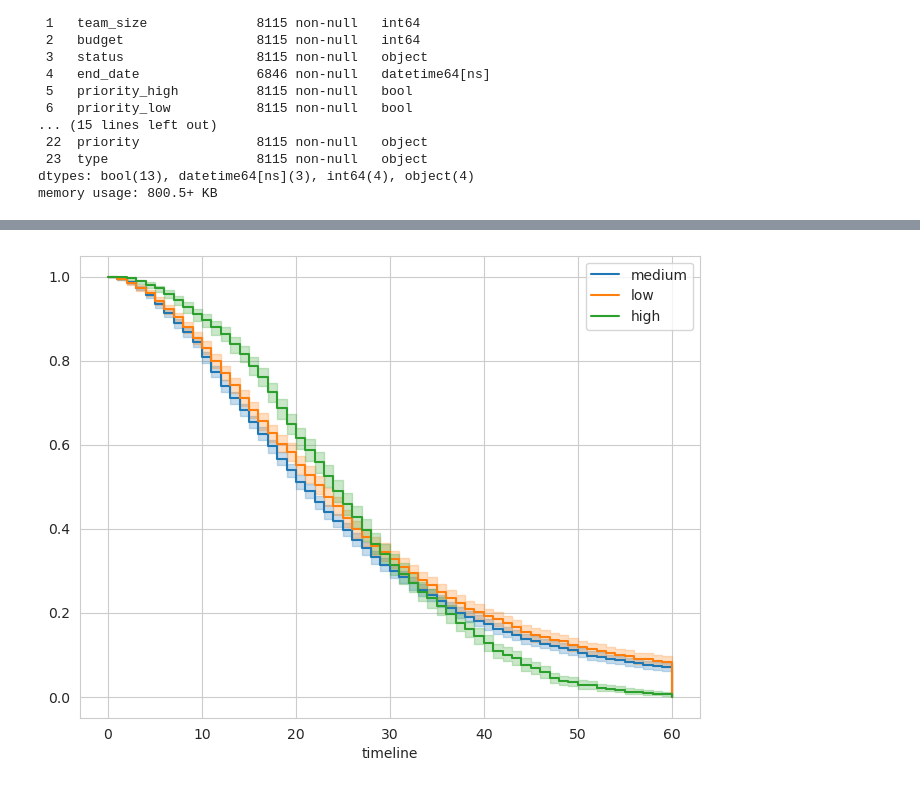
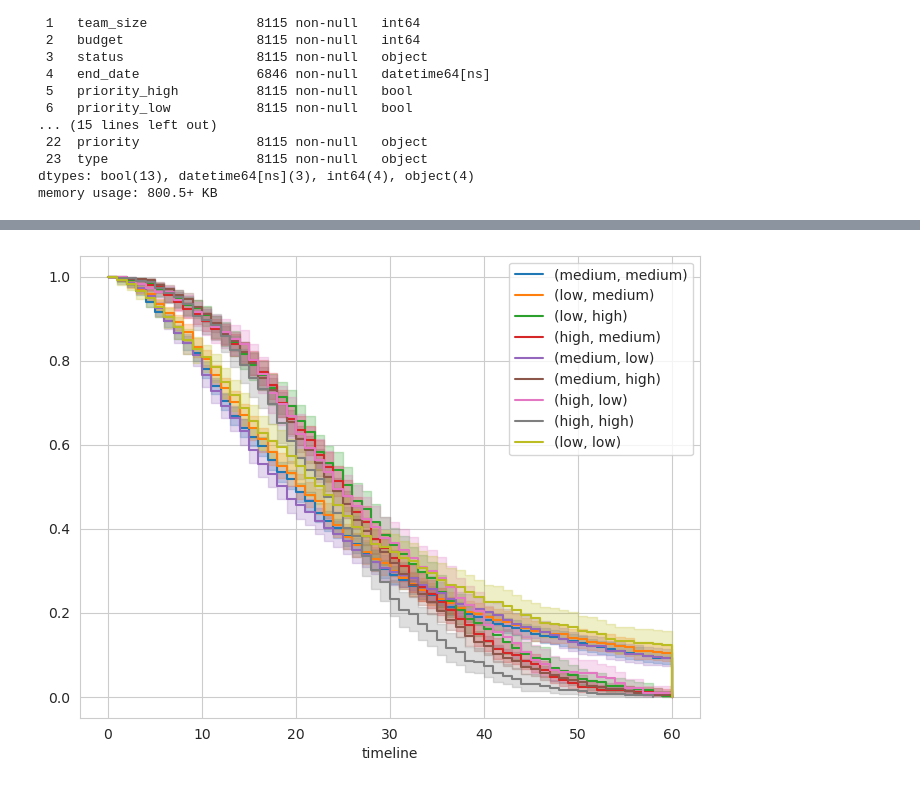
Before and after one commit to YaikavdK/Stat_practicum_1, a Jupyter notebook: opdracht 3b.ipynb, the cells around one changed output, grey strips where cells are left out. Cells and saved outputs as stored; diff of their text form; code cells hidden in the pictures.

```diff
--- a/opdracht 3b.ipynb
+++ b/opdracht 3b.ipynb
@@ -115,7 +116,3 @@ Data columns (total 24 columns):
  23  type                   8115 non-null   object
 dtypes: bool(13), datetime64[ns](3), int64(4), object(4)
 memory usage: 800.5+ KB
-# %%
-cph = lifelines.CoxPHFitter()
-cph.fit(df_ibs, "Survival_time", "Event",
-        formula="team_size + budget + priority_high * experience_cat_medium + priority_high * experience_cat_high + type_bug + type_chore + type_doc")
@@ -155,3 +118,0 @@ cph.plot()
-# %%
-cph2 = lifelines.CoxPHFitter()
-cph2.fit(df_ibs, duration_col='Survival_time', event_col='Event', formula = "HH + type_chore")
@@ -183,3 +118,0 @@ cph2.plot()
-# %%
-cph3 = lifelines.CoxPHFitter()
-cph3.fit(df_ibs, duration_col='Survival_time', event_col='Event', formula = "HH")
@@ -210,17 +119,25 @@ cph3.plot()
+# %%
+df_ibs["Combinatie_tuple"] = list(
+    zip(df_ibs["experience_cat"], df_ibs["priority"])
+)
+
+df["Combinatie_tuple"] = list(
+    zip(df["experience_cat"], df["priority"])
+)
 # %%
 kmf = lifelines.KaplanMeierFitter()
 # %%
 plt.figure(figsize=(8,6))
 
-for level in df_ibs['experience_cat'].unique():
-    mask = df_ibs['experience_cat'] == level
+for level in df_ibs['Combinatie_tuple'].unique():
+    mask = df_ibs['Combinatie_tuple'] == level
     kmf.fit(
         durations=df_ibs.loc[mask, 'Survival_time'],
         event_observed=df_ibs.loc[mask, 'Event'],
         label=level
     )
 
     kmf.plot_survival_function()
 plt.show()
 # %% [output]
-[figure, old version]
+[figure, new version]
```
Also changed, not shown: parts of 26 cells of this notebook.
